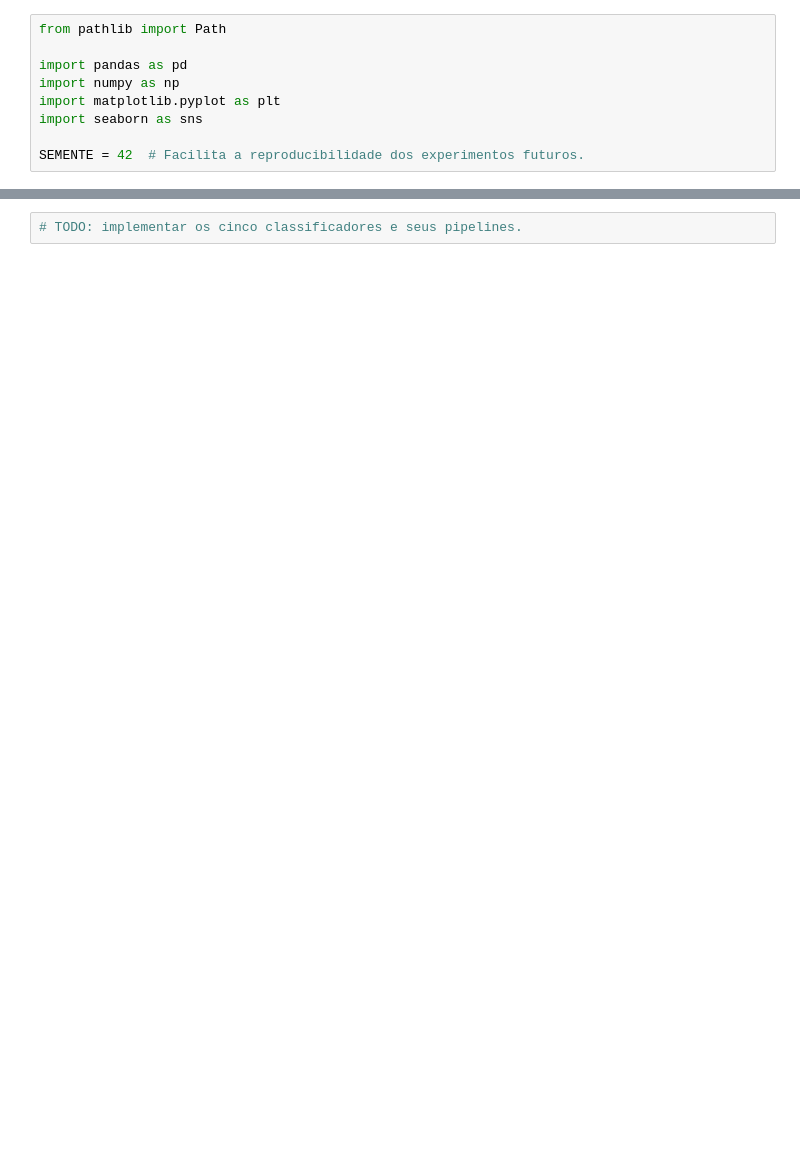
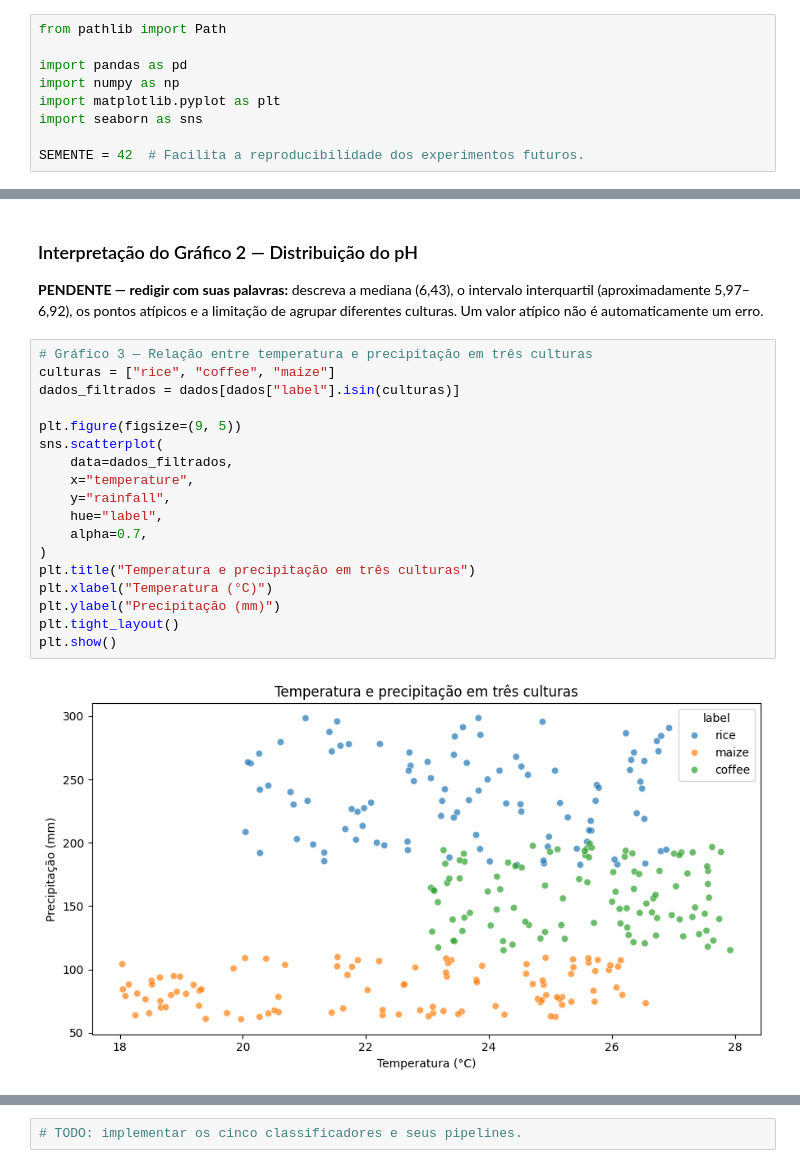
Before and after one commit to Caiobqz/FarmTech-Modelagem-IA-Fase3, a Jupyter notebook: notebooks/rascunho_modelagem_ia.ipynb, the cells around one changed output, grey strips where cells are left out. Drawn from its saved outputs; the diff is of its cells as text; blank space fills up the shorter version.

```diff
--- a/notebooks/rascunho_modelagem_ia.ipynb
+++ b/notebooks/rascunho_modelagem_ia.ipynb
@@ -111,0 +159,24 @@ Valores numericos nao finitos: 0
+# %% [markdown]
+### Interpretação do Gráfico 2 — Distribuição do pH
+
+**PENDENTE — redigir com suas palavras:** descreva a mediana (6,43), o intervalo interquartil (aproximadamente 5,97–6,92), os pontos atípicos e a limitação de agrupar diferentes culturas. Um valor atípico não é automaticamente um erro.
+# %%
+# Gráfico 3 — Relação entre temperatura e precipitação em três culturas
+culturas = ["rice", "coffee", "maize"]
+dados_filtrados = dados[dados["label"].isin(culturas)]
+
+plt.figure(figsize=(9, 5))
+sns.scatterplot(
+    data=dados_filtrados,
+    x="temperature",
+    y="rainfall",
+    hue="label",
+    alpha=0.7,
+)
+plt.title("Temperatura e precipitação em três culturas")
+plt.xlabel("Temperatura (°C)")
+plt.ylabel("Precipitação (mm)")
+plt.tight_layout()
+plt.show()
+# %% [output]
+[figure, added]
```
Also changed, not shown: parts of 32 cells of this notebook.
